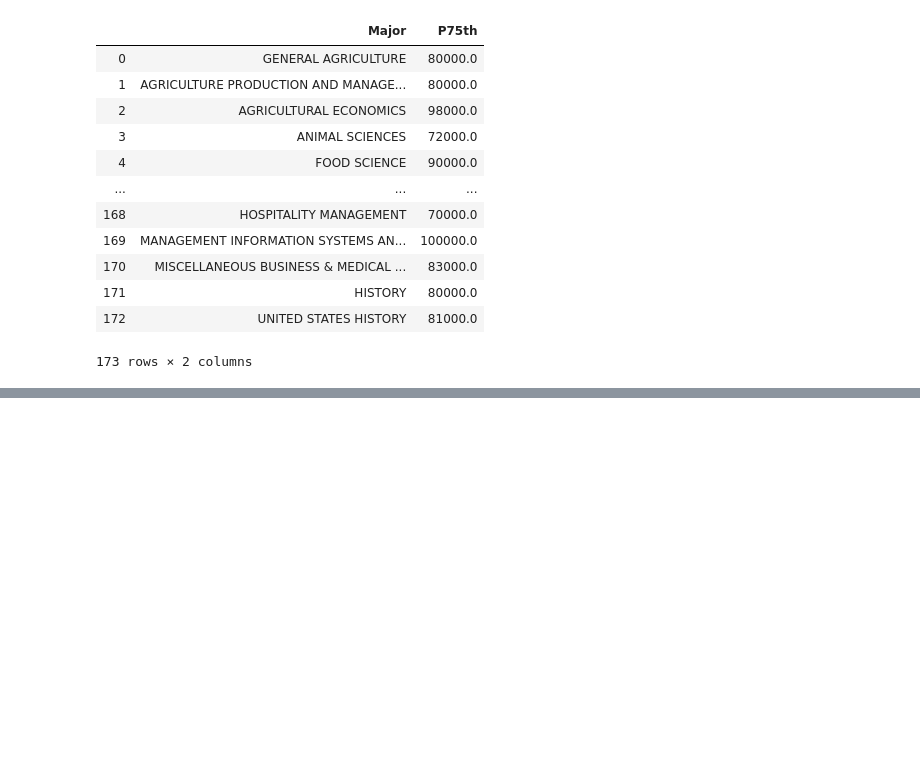
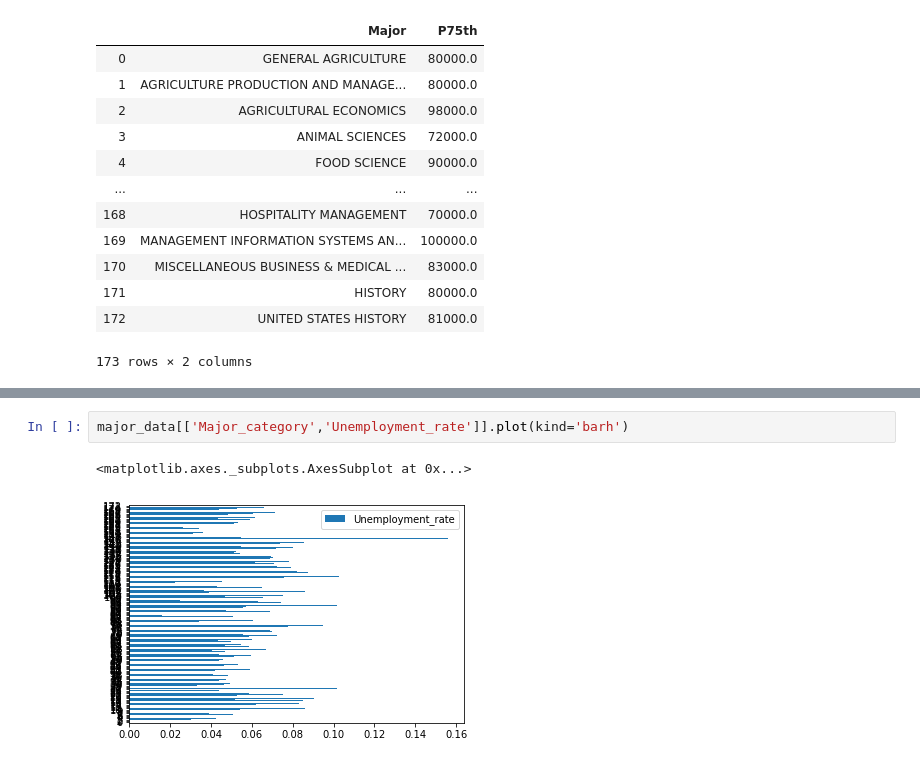
Before and after one commit to michaeltait3/College-Majors-Report, a Jupyter notebook: eda.ipynb, the cells around one changed output, grey strips where cells are left out. Cells and saved outputs as stored; diff of their text form; blank space fills up the shorter version.

```diff
--- a/eda.ipynb
+++ b/eda.ipynb
@@ -153,0 +230,5 @@ Text(0.5, 0, '')
+# %%
+major_data[['Major_category','Unemployment_rate']].plot(kind='barh')
+# %% [output]
+<matplotlib.axes._subplots.AxesSubplot at 0x...>
+[figure, added]
```
Also changed, not shown: parts of 26 cells of this notebook, 1 other file.
